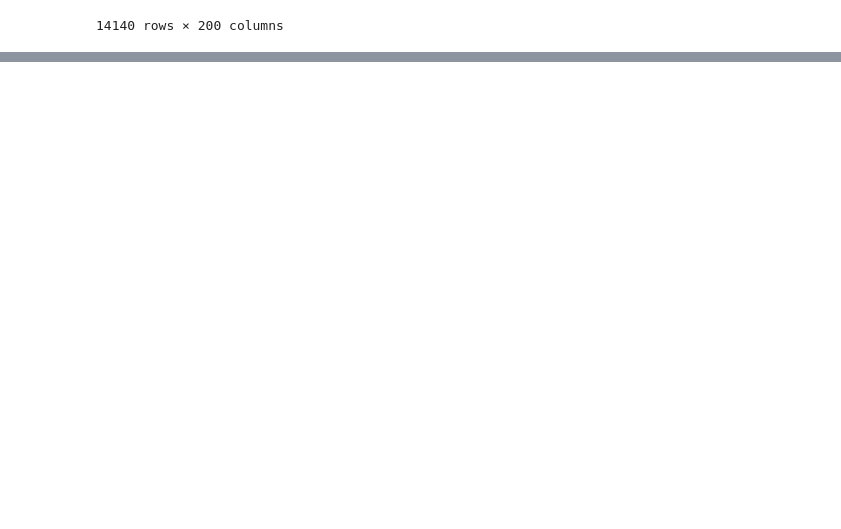
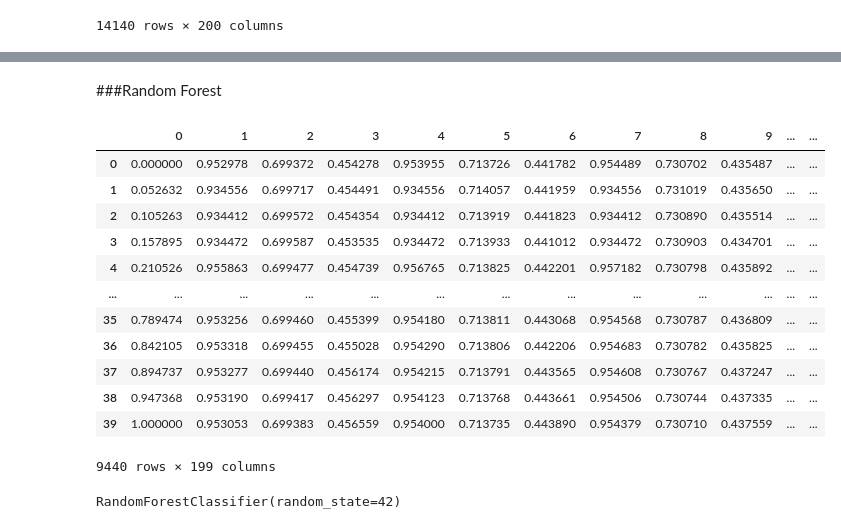
Before and after one commit to TranquilTanisha/Ishaara, a Jupyter notebook: dataset_generator/npy_to_df.ipynb, the cells around one changed output, grey strips where cells are left out. Cells and saved outputs as stored; diff of their text form; code cells hidden in the pictures; blank space fills up the shorter version.

Commit message:
new models

```diff
--- a/dataset_generator/npy_to_df.ipynb
+++ b/dataset_generator/npy_to_df.ipynb
@@ -101,0 +66,72 @@ Test set size: 2121
+# %%
+from sklearn.preprocessing import MinMaxScaler
+
+data = padded_df.drop('Word', axis=1)
+target = padded_df['Word']
+
+# Normalize data
+scaler = MinMaxScaler(feature_range=(0, 1))
+
+features_scaled = scaler.fit_transform(data)
+
+import pickle
+with open('scaler.pkl', 'wb') as file:
+    pickle.dump(scaler, file)
+# %% [markdown]
+###Random Forest
+# %%
+# Define the interval
+interval = 20
+
+# Initialize lists to hold the training and testing sets
+X_train_list = []
+y_train_list = []
+X_test_list = []
+y_test_list = []
+
+# Iterate over features_scaled with a step of 20
+for i in range(0, len(padded_df) - interval, 3*interval):
+    # Slice the dataset for the current interval
+    X_train = pd.DataFrame(features_scaled[i:i+2*interval])
+    y_train = pd.DataFrame(target[i:i+2*interval])
+
+    X_test = pd.DataFrame(features_scaled[i+2*interval:i+3*interval])
+    y_test = pd.DataFrame(target[i+2*interval:i+3*interval])
+
+    # Append the sliced DataFrames to the lists
+    X_train_list.append(X_train)
+    y_train_list.append(y_train)
+    X_test_list.append(X_test)
+    y_test_list.append(y_test)
+
+# Convert the lists to DataFrames
+X_train_df = pd.concat(X_train_list)
+y_train_df = pd.concat(y_train_list)
+X_test_df = pd.concat(X_test_list)
+y_test_df = pd.concat(y_test_list)
+
+X_train_df
+# %% [output]
+|  | 0 | 1 | 2 | 3 | 4 | 5 | 6 | 7 | 8 | 9 | ... | ... |
+| 0 | 0.000000 | 0.952978 | 0.699372 | 0.454278 | 0.953955 | 0.713726 | 0.441782 | 0.954489 | 0.730702 | 0.435487 | ... | ... |
+| 1 | 0.052632 | 0.934556 | 0.699717 | 0.454491 | 0.934556 | 0.714057 | 0.441959 | 0.934556 | 0.731019 | 0.435650 | ... | ... |
+| 2 | 0.105263 | 0.934412 | 0.699572 | 0.454354 | 0.934412 | 0.713919 | 0.441823 | 0.934412 | 0.730890 | 0.435514 | ... | ... |
+| 3 | 0.157895 | 0.934472 | 0.699587 | 0.453535 | 0.934472 | 0.713933 | 0.441012 | 0.934472 | 0.730903 | 0.434701 | ... | ... |
+| 4 | 0.210526 | 0.955863 | 0.699477 | 0.454739 | 0.956765 | 0.713825 | 0.442201 | 0.957182 | 0.730798 | 0.435892 | ... | ... |
+| ... | ... | ... | ... | ... | ... | ... | ... | ... | ... | ... | ... | ... |
+| 35 | 0.789474 | 0.953256 | 0.699460 | 0.455399 | 0.954180 | 0.713811 | 0.443068 | 0.954568 | 0.730787 | 0.436809 | ... | ... |
+| 36 | 0.842105 | 0.953318 | 0.699455 | 0.455028 | 0.954290 | 0.713806 | 0.442206 | 0.954683 | 0.730782 | 0.435825 | ... | ... |
+| 37 | 0.894737 | 0.953277 | 0.699440 | 0.456174 | 0.954215 | 0.713791 | 0.443565 | 0.954608 | 0.730767 | 0.437247 | ... | ... |
+| 38 | 0.947368 | 0.953190 | 0.699417 | 0.456297 | 0.954123 | 0.713768 | 0.443661 | 0.954506 | 0.730744 | 0.437335 | ... | ... |
+| 39 | 1.000000 | 0.953053 | 0.699383 | 0.456559 | 0.954000 | 0.713735 | 0.443890 | 0.954379 | 0.730710 | 0.437559 | ... | ... |
+9440 rows × 199 columns
+# %%
+from sklearn.ensemble import RandomForestClassifier
+
+# Initialize the model
+clf = RandomForestClassifier(n_estimators=100, random_state=42)
+
+# Train the model
+clf.fit(X_train_df, y_train_df)
+# %% [output]
+RandomForestClassifier(random_state=42)
```
Also changed, not shown: parts of 13 cells of this notebook, 10 other files.
